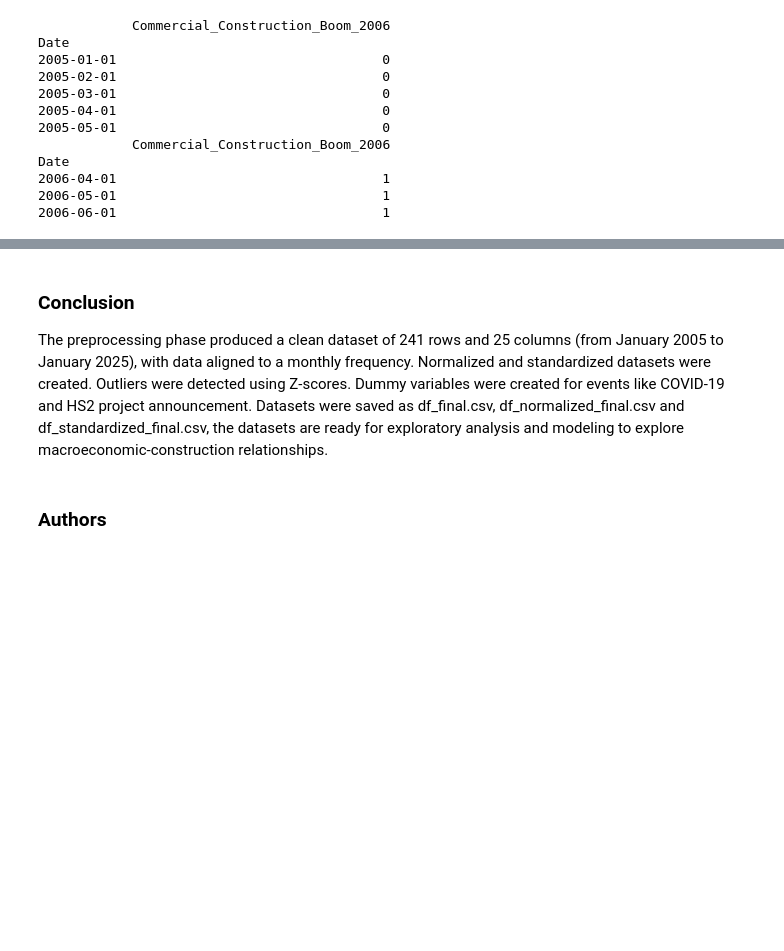
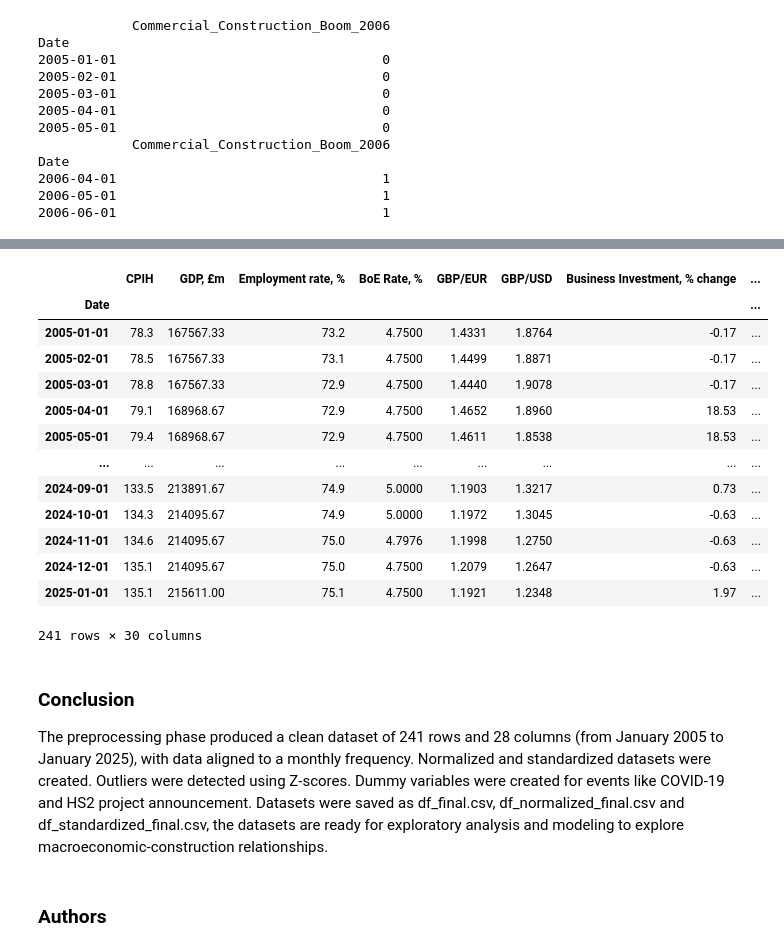
Before and after one commit to Alisa-Makhonina/Macroeconomic_indicators_vs_Construction_indicators, a Jupyter notebook: 3_Data Preprocessing.ipynb, the cells around one changed output, grey strips where cells are left out. Drawn from its saved outputs; the diff is of its cells as text; code cells hidden in the pictures; blank space fills up the shorter version.

Commit message:
New dummy variables are created

```diff
--- a/3_Data Preprocessing.ipynb
+++ b/3_Data Preprocessing.ipynb
@@ -2163,6 +2165,8 @@ Alignment: The drop to 3,585 £ million in Q4 2017 (-45.8%) reflects the one-off
 **Coclusion:** Unlike the 2005 business investment outliers (software double-counting), this is a real economic event tied to documented contract awards. A dummy variable for infrastructure in Q3 2017 will be added to isolate the HS2 effect:
 # %%
 # Create dummy variable
+df['HS2_contracts'] = df.index.strftime('%Y-%m').isin(['2017-07', '2017-08', '2017-09']).astype(int)
+df_normalized['HS2_contracts'] = df_normalized.index.strftime('%Y-%m').isin(['2017-07', '2017-08', '2017-09']).astype(int)
 df_standardized['HS2_contracts'] = df_standardized.index.strftime('%Y-%m').isin(['2017-07', '2017-08', '2017-09']).astype(int)
 print(df_standardized[['HS2_contracts']].head(5))
 print(df_standardized[df_standardized['HS2_contracts'] == 1][['HS2_contracts']])
@@ -2190,6 +2194,8 @@ In Q2 2006 there were contract awards for large commercial projects, including:
 **Conclusion:** Unlike 2005 business investment errors, this spike is a real economic event, supported by ONS and industry data. A dummy variable will be added to isolate the Commercial constriction Boom in 2006 effect:
 # %%
 #Create dummy variable
+df['Commercial_Construction_Boom_2006'] = df.index.strftime('%Y-%m').isin(['2006-04', '2006-05', '2006-06']).astype(int)
+df_normalized['Commercial_Construction_Boom_2006'] = df_normalized.index.strftime('%Y-%m').isin(['2006-04', '2006-05', '2006-06']).astype(int)
 df_standardized['Commercial_Construction_Boom_2006'] = df_standardized.index.strftime('%Y-%m').isin(['2006-04', '2006-05', '2006-06']).astype(int)
 print(df_standardized[['Commercial_Construction_Boom_2006']].head(5))
 print(df_standardized[df_standardized['Commercial_Construction_Boom_2006'] == 1][['Commercial_Construction_Boom_2006']])
@@ -2215,5 +2221,15 @@ df_standardized.head(3)
 | 2005-02-01 | -1.532923 | -1.428656 | -0.154230 | 1.413807 | ... |
 | 2005-03-01 | -1.512453 | -1.428656 | -0.265183 | 1.413807 | ... |
 3 rows × 28 columns
+# %%
+#Create dummy variable for financial crisis Dec 2007 - Jun 2009
+df['financial_crisis_2008'] = ((df.index >= '2007-12-01') & (df.index <= '2009-07-01')).astype(int)
+df_normalized['financial_crisis_2008'] = ((df_normalized.index >= '2007-12-01') & (df_normalized.index <= '2009-07-01')).astype(int)
+df_standardized['financial_crisis_2008'] = ((df_standardized.index >= '2007-12-01') & (df_standardized.index <= '2009-07-01')).astype(int)
+# %%
+#Create dummy variable for brexit referendum Jun 2016
+df['brexit_referendum_2016'] = (df.index == '2016-06-01').astype(int)
+df_normalized['brexit_referendum_2016'] = (df_normalized.index == '2016-06-01').astype(int)
+df_standardized['brexit_referendum_2016'] = (df_standardized.index == '2016-06-01').astype(int)
 # %%
 #Saving final df as csv:
@@ -2227,7 +2243,24 @@ df_standardized.to_csv('df_standardized_final.csv', index=False)
+# %%
+df
+# %% [output]
+|  | CPIH | GDP, £m | Employment rate, % | BoE Rate, % | GBP/EUR | GBP/USD | Business Investment, % change | ... |
+| Date |  |  |  |  |  |  |  | ... |
+| 2005-01-01 | 78.3 | 167567.33 | 73.2 | 4.7500 | 1.4331 | 1.8764 | -0.17 | ... |
+| 2005-02-01 | 78.5 | 167567.33 | 73.1 | 4.7500 | 1.4499 | 1.8871 | -0.17 | ... |
+| 2005-03-01 | 78.8 | 167567.33 | 72.9 | 4.7500 | 1.4440 | 1.9078 | -0.17 | ... |
+| 2005-04-01 | 79.1 | 168968.67 | 72.9 | 4.7500 | 1.4652 | 1.8960 | 18.53 | ... |
+| 2005-05-01 | 79.4 | 168968.67 | 72.9 | 4.7500 | 1.4611 | 1.8538 | 18.53 | ... |
+| ... | ... | ... | ... | ... | ... | ... | ... | ... |
+| 2024-09-01 | 133.5 | 213891.67 | 74.9 | 5.0000 | 1.1903 | 1.3217 | 0.73 | ... |
+| 2024-10-01 | 134.3 | 214095.67 | 74.9 | 5.0000 | 1.1972 | 1.3045 | -0.63 | ... |
+| 2024-11-01 | 134.6 | 214095.67 | 75.0 | 4.7976 | 1.1998 | 1.2750 | -0.63 | ... |
+| 2024-12-01 | 135.1 | 214095.67 | 75.0 | 4.7500 | 1.2079 | 1.2647 | -0.63 | ... |
+| 2025-01-01 | 135.1 | 215611.00 | 75.1 | 4.7500 | 1.1921 | 1.2348 | 1.97 | ... |
+241 rows × 30 columns
 # %% [markdown]
 ### Conclusion
 
-The preprocessing phase produced a clean dataset of 241 rows and 25 columns (from January 2005 to January 2025), with data aligned to a monthly frequency. Normalized and standardized datasets were created. Outliers were detected using Z-scores. Dummy variables were created for events like COVID-19 and HS2 project announcement. Datasets were saved as df_final.csv, df_normalized_final.csv and df_standardized_final.csv, the datasets are ready for exploratory analysis and modeling to explore macroeconomic-construction relationships.
+The preprocessing phase produced a clean dataset of 241 rows and 28 columns (from January 2005 to January 2025), with data aligned to a monthly frequency. Normalized and standardized datasets were created. Outliers were detected using Z-scores. Dummy variables were created for events like COVID-19 and HS2 project announcement. Datasets were saved as df_final.csv, df_normalized_final.csv and df_standardized_final.csv, the datasets are ready for exploratory analysis and modeling to explore macroeconomic-construction relationships.
 # %% [markdown]
 ### Authors
 # %% [markdown]
```
Also changed, not shown: parts of 15 cells of this notebook.
